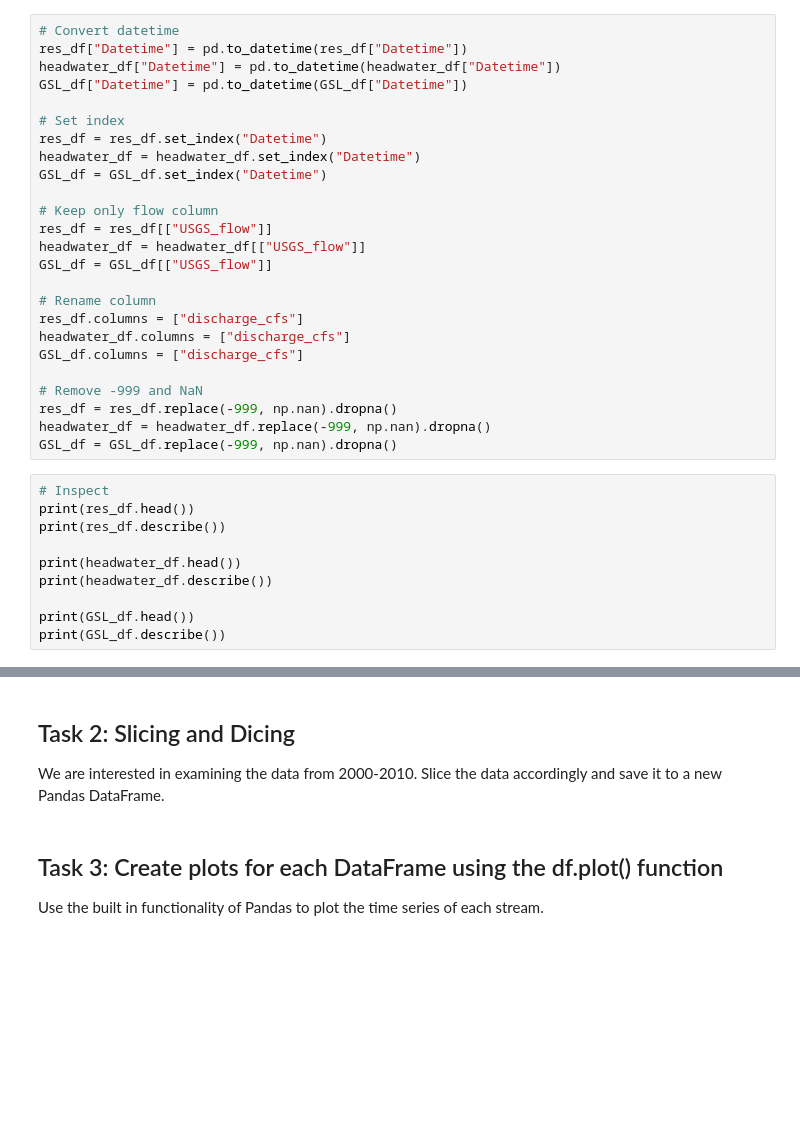
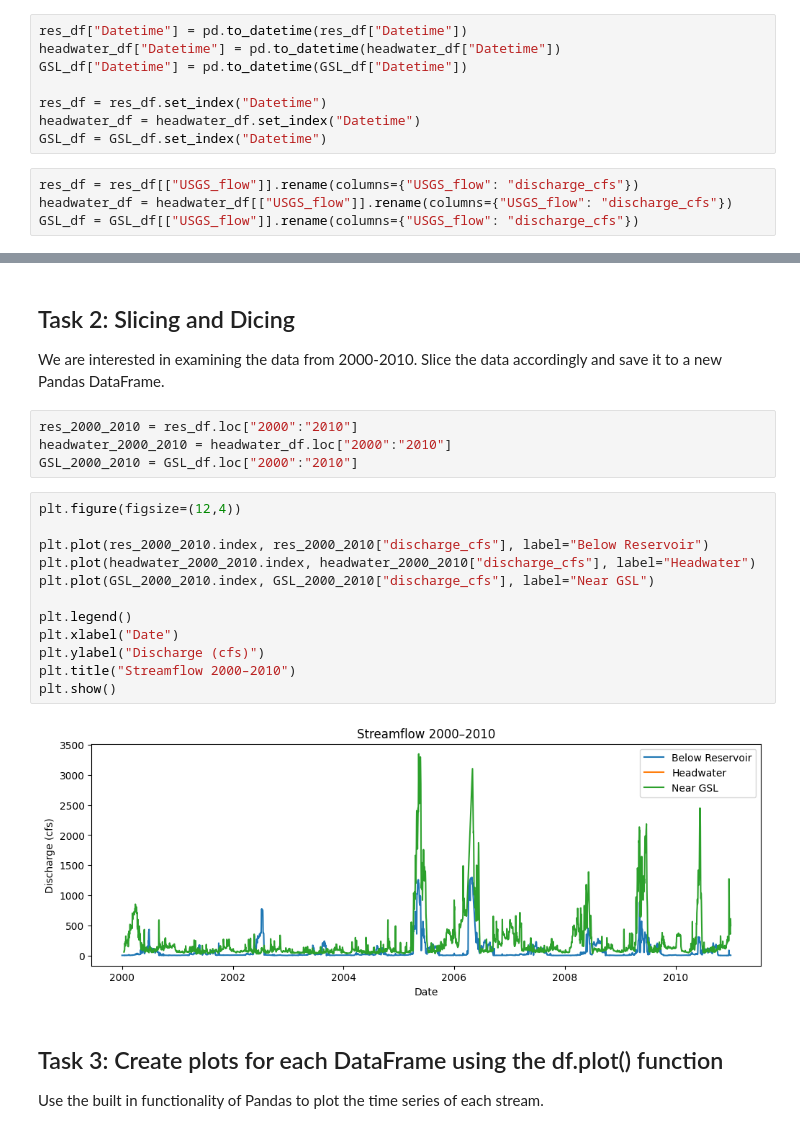
Before and after one commit to northjackson/CommunicatingData-Plotting, a Jupyter notebook: Matplotlib/Matplotlib_Exercises.ipynb, the cells around one changed output, grey strips where cells are left out. Drawn from its saved outputs; the diff is of its cells as text; blank space fills up the shorter version.

```diff
--- a/Matplotlib/Matplotlib_Exercises.ipynb
+++ b/Matplotlib/Matplotlib_Exercises.ipynb
@@ -36,35 +32,12 @@ GSL_df.head()
 # %%
-# Convert datetime
 res_df["Datetime"] = pd.to_datetime(res_df["Datetime"])
 headwater_df["Datetime"] = pd.to_datetime(headwater_df["Datetime"])
 GSL_df["Datetime"] = pd.to_datetime(GSL_df["Datetime"])
 
-# Set index
 res_df = res_df.set_index("Datetime")
 headwater_df = headwater_df.set_index("Datetime")
 GSL_df = GSL_df.set_index("Datetime")
-
-# Keep only flow column
-res_df = res_df[["USGS_flow"]]
-headwater_df = headwater_df[["USGS_flow"]]
-GSL_df = GSL_df[["USGS_flow"]]
-
-# Rename column
-res_df.columns = ["discharge_cfs"]
-headwater_df.columns = ["discharge_cfs"]
-GSL_df.columns = ["discharge_cfs"]
-
-# Remove -999 and NaN
-res_df = res_df.replace(-999, np.nan).dropna()
-headwater_df = headwater_df.replace(-999, np.nan).dropna()
-GSL_df = GSL_df.replace(-999, np.nan).dropna()
 # %%
-# Inspect
-print(res_df.head())
-print(res_df.describe())
-
-print(headwater_df.head())
-print(headwater_df.describe())
-
-print(GSL_df.head())
-print(GSL_df.describe())
+res_df = res_df[["USGS_flow"]].rename(columns={"USGS_flow": "discharge_cfs"})
+headwater_df = headwater_df[["USGS_flow"]].rename(columns={"USGS_flow": "discharge_cfs"})
+GSL_df = GSL_df[["USGS_flow"]].rename(columns={"USGS_flow": "discharge_cfs"})
@@ -104,6 +71,24 @@ plt.show()
 ## Task 2: Slicing and Dicing
 
 We are interested in examining the data from 2000-2010. Slice the data accordingly and save it to a new Pandas DataFrame.
+# %%
+res_2000_2010 = res_df.loc["2000":"2010"]
+headwater_2000_2010 = headwater_df.loc["2000":"2010"]
+GSL_2000_2010 = GSL_df.loc["2000":"2010"]
+# %%
+plt.figure(figsize=(12,4))
+
+plt.plot(res_2000_2010.index, res_2000_2010["discharge_cfs"], label="Below Reservoir")
+plt.plot(headwater_2000_2010.index, headwater_2000_2010["discharge_cfs"], label="Headwater")
+plt.plot(GSL_2000_2010.index, GSL_2000_2010["discharge_cfs"], label="Near GSL")
+
+plt.legend()
+plt.xlabel("Date")
+plt.ylabel("Discharge (cfs)")
+plt.title("Streamflow 2000–2010")
+plt.show()
+# %% [output]
+[figure, added]
 # %% [markdown]
 ## Task 3: Create plots for each DataFrame using the df.plot() function
 
```
Also changed, not shown: parts of 15 cells of this notebook.
